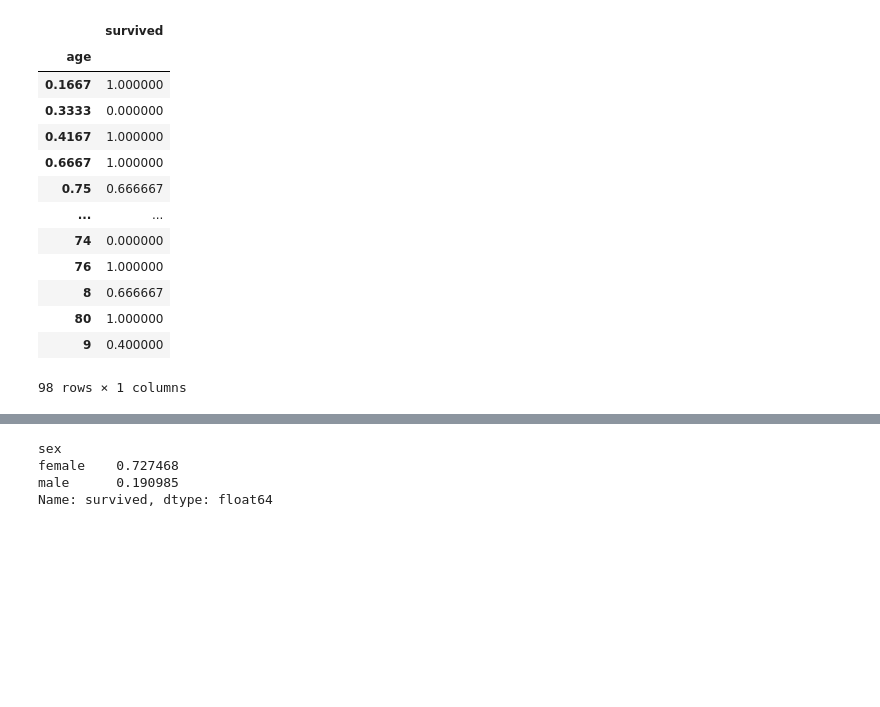
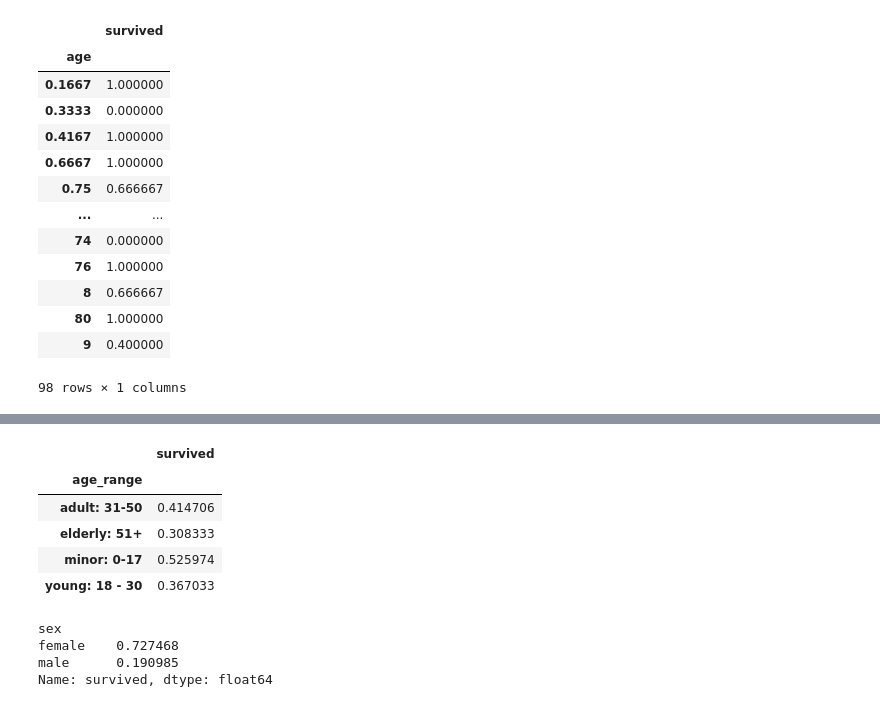
Before and after one commit to caiomiazzi/Ada-iFood_Tecnicas_de_Programacao_I, a Jupyter notebook: Aula 6 - Limpeza e Tratamento de Dados.ipynb, the cells around one changed output, grey strips where cells are left out. Drawn from its saved outputs; the diff is of its cells as text; code cells hidden in the pictures; blank space fills up the shorter version.

```diff
--- a/Aula 6 - Limpeza e Tratamento de Dados.ipynb
+++ b/Aula 6 - Limpeza e Tratamento de Dados.ipynb
@@ -326,3 +326,24 @@ df_titanic.pivot_table(index='age', values='survived', aggfunc='mean')
 | 80 | 1.000000 |
 | 9 | 0.400000 |
 98 rows × 1 columns
+# %%
+# Taxa de sobreviventes por faixa etária
+# Outra forma ( por apply + por função)
+
+def age_range(age):
+    try:
+        age = float(age)
+        if age < 18.0:
+            return 'minor: 0-17'
+        elif 18.0 <= age <= 30.0:
+            return 'young: 18 - 30'
+        elif 31.0 <= age <= 50.0:
+            return 'adult: 31-50'
+        else:
+            return 'elderly: 51+'
+    except ValueError:
+        return np.NaN
+
+df_titanic['age_range'] = df_titanic['age'].apply(age_range)
+
+df_titanic.head()
@@ -329,3 +357,13 @@ df_titanic.pivot_table(index='age', values='survived', aggfunc='mean')
+# %%
+df_titanic.pivot_table(index='age_range', values='survived', aggfunc='mean')
+#df_titanic.groupby('age_range')['survived'].mean()
+# %% [output]
+|  | survived |
+| age_range |  |
+| adult: 31-50 | 0.414706 |
+| elderly: 51+ | 0.308333 |
+| minor: 0-17 | 0.525974 |
+| young: 18 - 30 | 0.367033 |
 # %%
 # 3 Taxa de sobrevivencia por sexo
 
```
Also changed, not shown: parts of 2 cells of this notebook, 1 other file.
